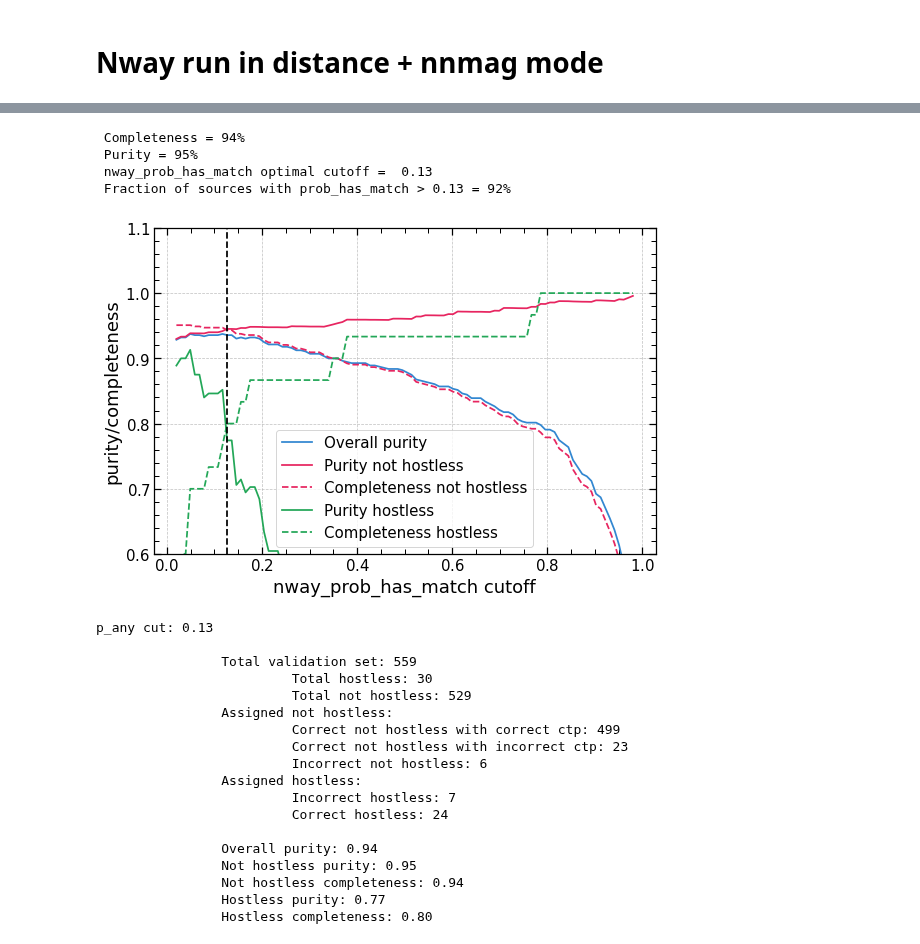
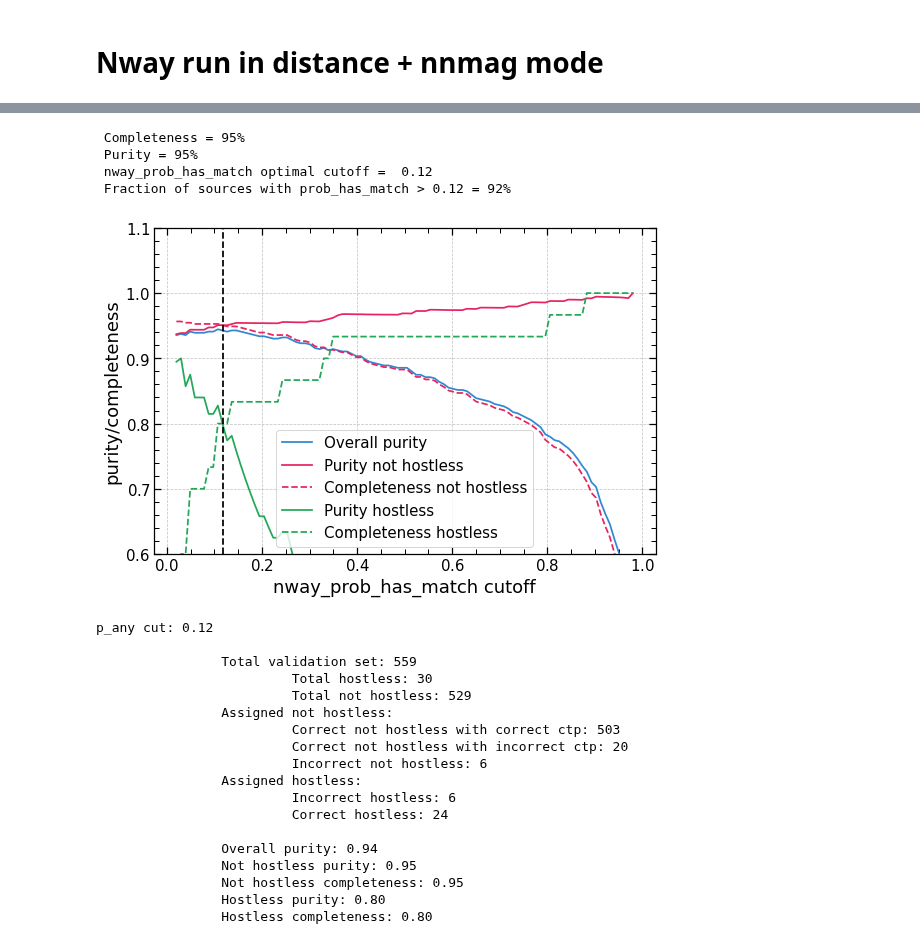
Before and after one commit to SergeiDBykov/lockman_hole, a Jupyter notebook: 3_desi-crossmatch/1_magnn-match.ipynb, the cells around one changed output, grey strips where cells are left out. Saved outputs shown, nothing was run; the diff lists cells and outputs as text; code cells hidden in the pictures.

```diff
--- a/3_desi-crossmatch/1_magnn-match.ipynb
+++ b/3_desi-crossmatch/1_magnn-match.ipynb
@@ -156,29 +110,29 @@ Only reliable (SN>3) dereddened magnitudes  are used for the photometric probabi
 # %%
 from scripts.cross_match_scripts import  assess_goodnes_of_cross_match
 
-_ = assess_goodnes_of_cross_match(nway_res.query('nway_match_flag==1'), p_any_cut=0.13)
+_ = assess_goodnes_of_cross_match(nway_res.query('nway_match_flag==1'), p_any_cut=0.12)
 # %% [output]
- Completeness = 94%
+ Completeness = 95%
  Purity = 95%
- nway_prob_has_match optimal cutoff =  0.13
- Fraction of sources with prob_has_match > 0.13 = 92%
+ nway_prob_has_match optimal cutoff =  0.12
+ Fraction of sources with prob_has_match > 0.12 = 92%
-[figure, old version]
+[figure, new version]
-p_any cut: 0.13
+p_any cut: 0.12
 
                 Total validation set: 559
                          Total hostless: 30
                          Total not hostless: 529
                 Assigned not hostless:
-                         Correct not hostless with correct ctp: 499
-                         Correct not hostless with incorrect ctp: 23
+                         Correct not hostless with correct ctp: 503
+                         Correct not hostless with incorrect ctp: 20
                          Incorrect not hostless: 6
                 Assigned hostless:
-                         Incorrect hostless: 7
+                         Incorrect hostless: 6
                          Correct hostless: 24
 
                 Overall purity: 0.94
                 Not hostless purity: 0.95
-                Not hostless completeness: 0.94
-                Hostless purity: 0.77
+                Not hostless completeness: 0.95
+                Hostless purity: 0.80
                 Hostless completeness: 0.80
 # %%
```
Also changed, not shown: parts of 5 cells of this notebook, 27 other files.
